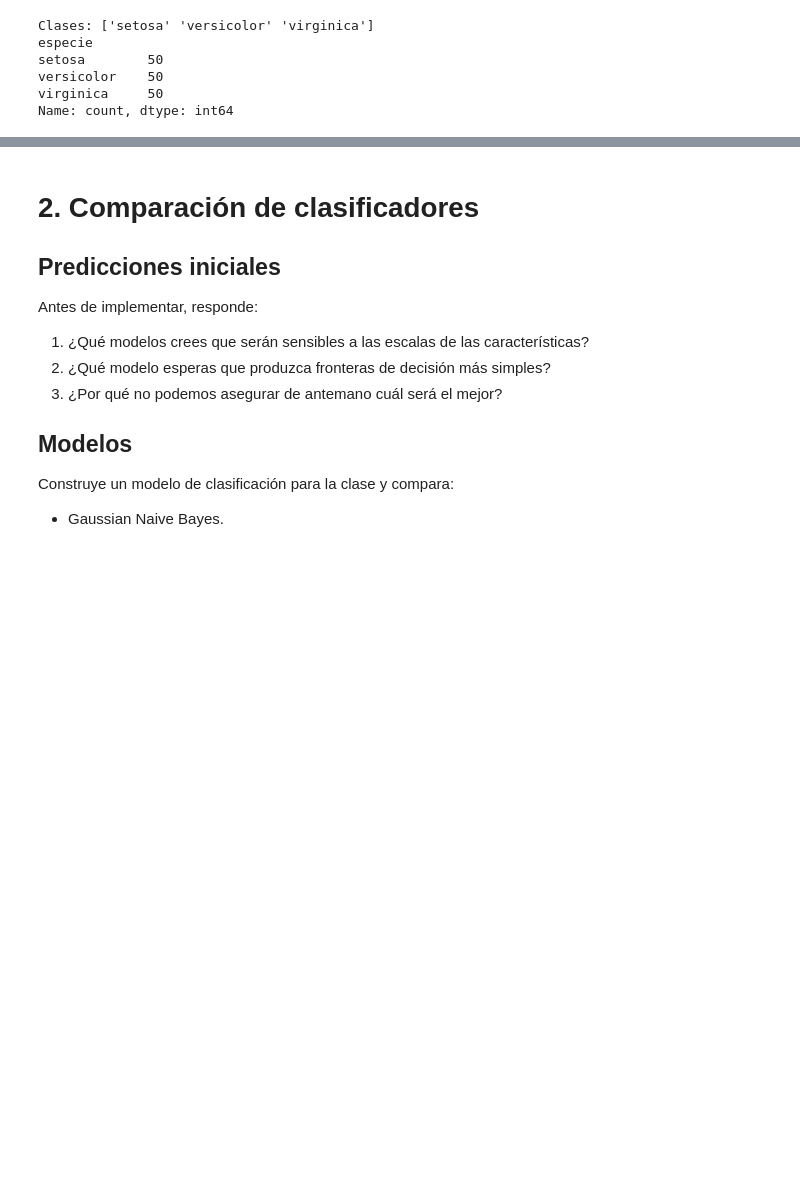
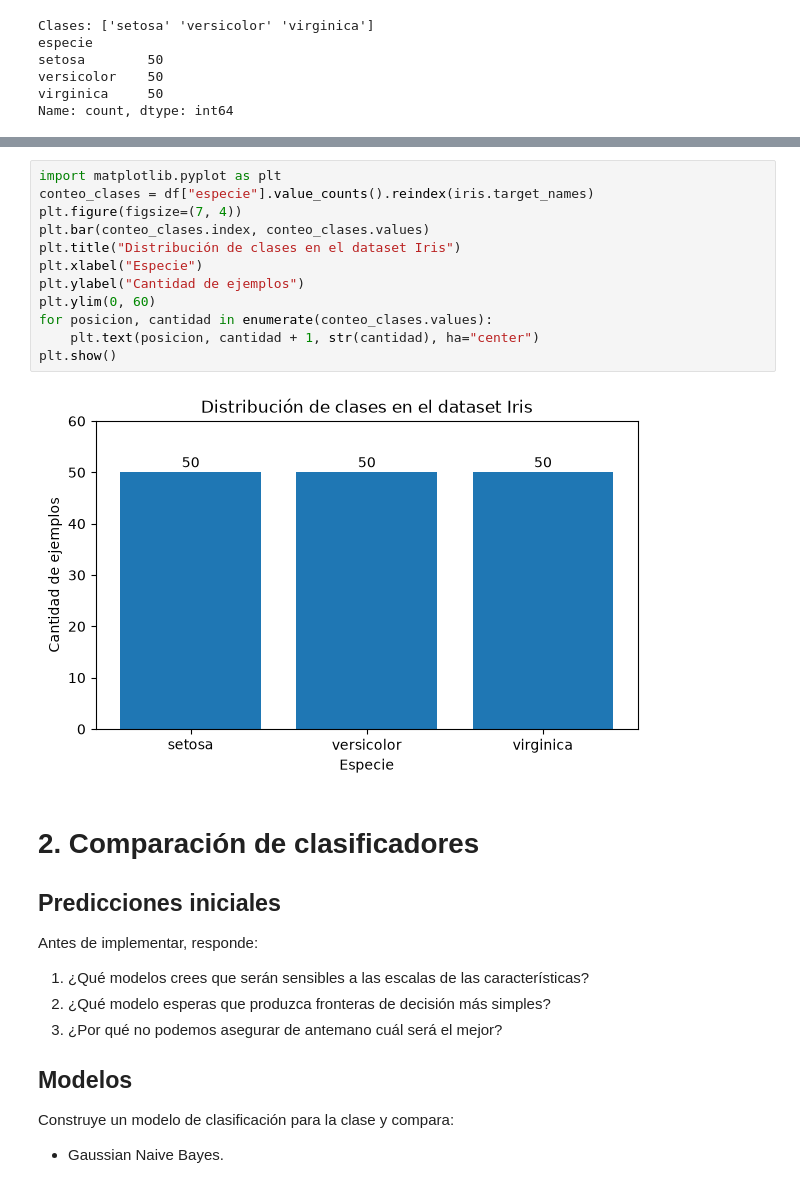
Before and after one commit to Boris-epn/Recuperaci-n-de-la-informaci-n, a Jupyter notebook: Primer bimestre/01_revml.ipynb, the cells around one changed output, grey strips where cells are left out. Cells and saved outputs as stored; diff of their text form; blank space fills up the shorter version.

```diff
--- a/Primer bimestre/01_revml.ipynb
+++ b/Primer bimestre/01_revml.ipynb
@@ -114,3 +135,17 @@ Name: count, dtype: int64
+# %%
+import matplotlib.pyplot as plt
+conteo_clases = df["especie"].value_counts().reindex(iris.target_names)
+plt.figure(figsize=(7, 4))
+plt.bar(conteo_clases.index, conteo_clases.values)
+plt.title("Distribución de clases en el dataset Iris")
+plt.xlabel("Especie")
+plt.ylabel("Cantidad de ejemplos")
+plt.ylim(0, 60)
+for posicion, cantidad in enumerate(conteo_clases.values):
+    plt.text(posicion, cantidad + 1, str(cantidad), ha="center")
+plt.show()
+# %% [output]
+[figure, added]
 # %% [markdown]
 # 2. Comparación de clasificadores
 ## Predicciones iniciales
```
Also changed, not shown: parts of 9 cells of this notebook.
